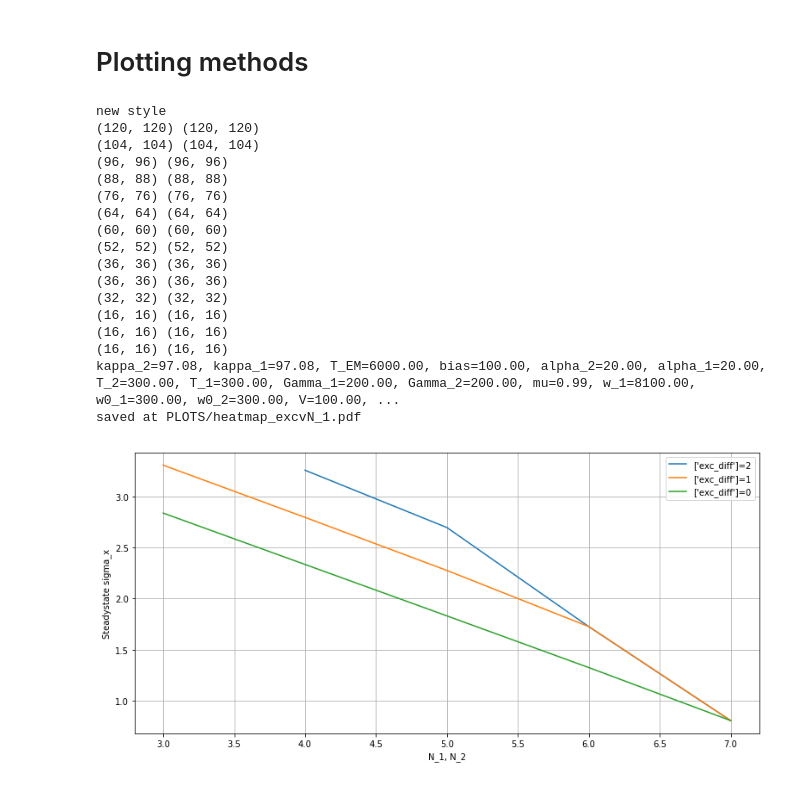
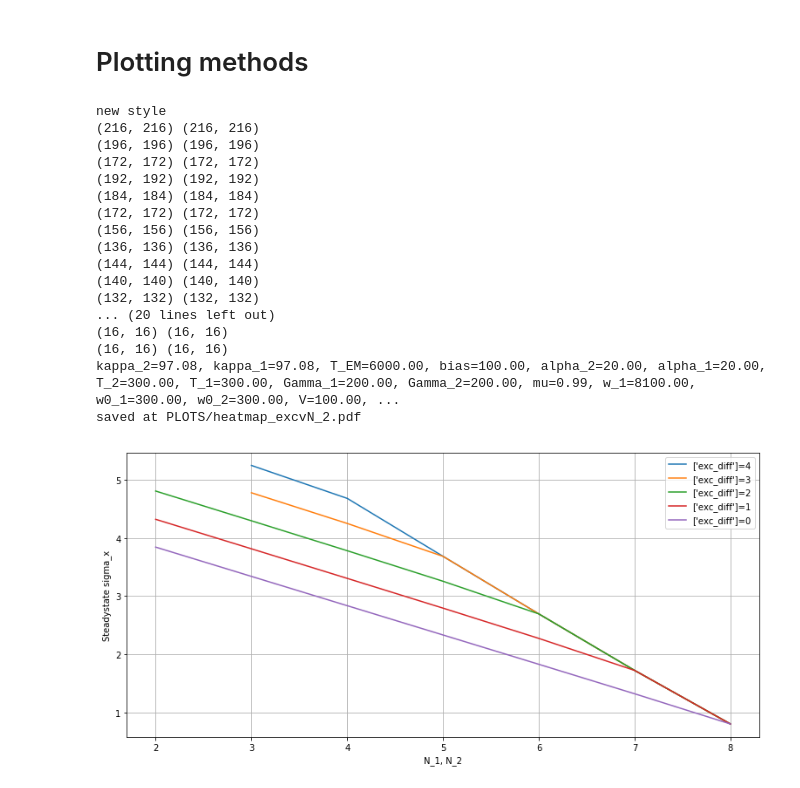
Before and after one commit to HenryMaguire/dimer-code, a Jupyter notebook: steadystate_convergence.ipynb, the cells around one changed output. Drawn from its saved outputs; the diff is of its cells as text; code cells hidden in the pictures.

```diff
--- a/steadystate_convergence.ipynb
+++ b/steadystate_convergence.ipynb
@@ -90,27 +6,0 @@ def heat_map_calculator(PARAMS,
-# %%
-# T_ph vs N
-w_2 = 8000.
-alpha = 20.
-x_values=[2,3]
-x_values=[2,3,4,5,6,7,8][::-1]
-pap = alpha_to_pialpha_prop(alpha, w_2)
-pars = PARAMS_setup(bias=100., w_2=8000., V = 100., pialpha_prop=pap,
-                                 T_EM=6000., T_ph =300.,
-                                 alpha_EM=0.1, shift=True,
-                                 num_cpus=3, N=x_values[0], Gamma=200., w_0=300.,
-                                 silent=False)
-exc = pars['exc']
-
- # N
-y_values=[4,3,2,1,0] # T_ph
-try:
-
-    ss_array, info_array= heat_map_calculator(pars,
-                            x_axis_parameters=['N_1', 'N_2'],
-                            y_axis_parameters=['exc_diff'],
-                            x_values=x_values,
-                            y_values=y_values,
-                            dir_name='heatmap_excvN',
-                            fill_factor=500)
-except Exception as err:
-    print "Error: This means that an error has been raised internally in the SS calculator. Message {}".format(err)
@@ -201,25 +88,25 @@ def heatmap_plotter(num, plot_SD=True, dir_name="heatmap",
     print "saved at {}".format(plot_filename)
     plt.show()
 # %%
-heatmap_plotter(1, plot_SD=False, dir_name='heatmap_excvN',
+heatmap_plotter(2, plot_SD=False, dir_name='heatmap_excvN',
                      print_params=False, observable='sigma_x',
                     reverse_x=True)
 # %% [output]
 new style
-(120, 120) (120, 120)
-(104, 104) (104, 104)
-(96, 96) (96, 96)
-(88, 88) (88, 88)
-(76, 76) (76, 76)
-(64, 64) (64, 64)
-(60, 60) (60, 60)
-(52, 52) (52, 52)
-(36, 36) (36, 36)
-(36, 36) (36, 36)
-(32, 32) (32, 32)
-(16, 16) (16, 16)
+(216, 216) (216, 216)
+(196, 196) (196, 196)
+(172, 172) (172, 172)
+(192, 192) (192, 192)
+(184, 184) (184, 184)
+(172, 172) (172, 172)
+(156, 156) (156, 156)
+(136, 136) (136, 136)
+(144, 144) (144, 144)
+(140, 140) (140, 140)
+(132, 132) (132, 132)
+... (20 lines left out)
 (16, 16) (16, 16)
 (16, 16) (16, 16)
 kappa_2=97.08, kappa_1=97.08, T_EM=6000.00, bias=100.00, alpha_2=20.00, alpha_1=20.00, T_2=300.00, T_1=300.00, Gamma_1=200.00, Gamma_2=200.00, mu=0.99, w_1=8100.00, w0_1=300.00, w0_2=300.00, V=100.00, ...
-saved at PLOTS/heatmap_excvN_1.pdf
+saved at PLOTS/heatmap_excvN_2.pdf
-[figure, old version]
+[figure, new version]
```
Also changed, not shown: parts of 4 cells of this notebook, 7 other files.
